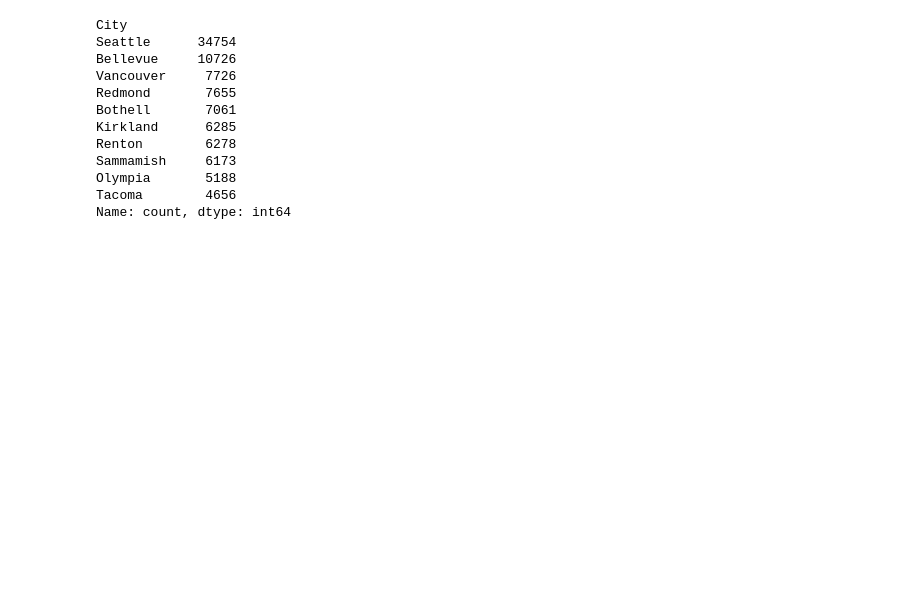
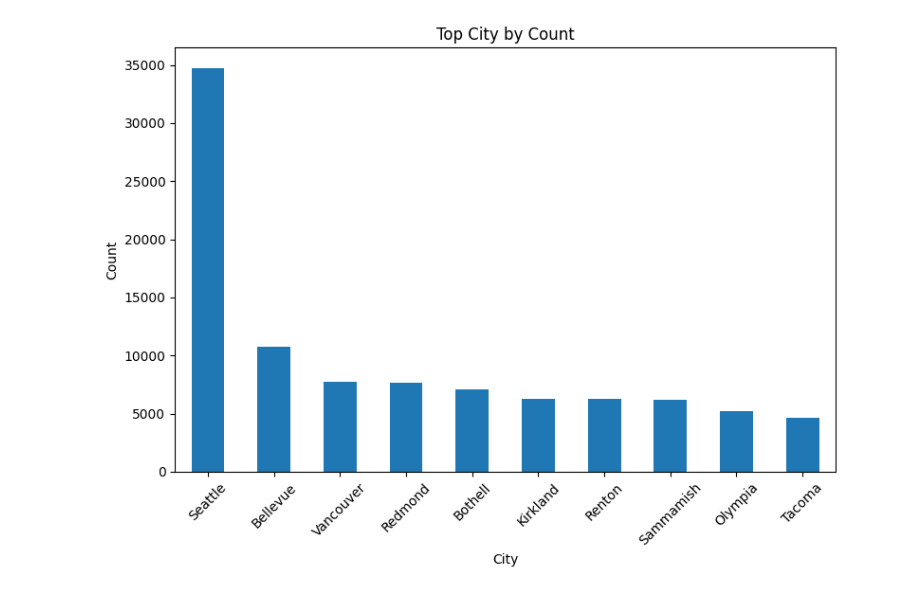
Before and after one commit to trevorhitchcock/IPDS-Data-Analysis-1, a Jupyter notebook: electric_vehicle_analysis.ipynb, the cells around one changed output. Cells and saved outputs as stored; diff of their text form; code cells hidden in the pictures; blank space fills up the shorter version.

```diff
--- a/electric_vehicle_analysis.ipynb
+++ b/electric_vehicle_analysis.ipynb
@@ -25,20 +30,19 @@ Name: count, dtype: int64
 # %%
 # 2. Which city has the most electric vehicles?
 
 n = 10
 city_count = df['City'].value_counts().head(n)
 city_count # probably correlates with population
+
+# Create the bar chart
+plt.figure(figsize=(8, 6))
+city_count.plot(kind='bar')
+plt.title('Top City by Count')
+plt.xlabel('City')
+plt.ylabel('Count')
+plt.xticks(rotation=45)
+plt.tight_layout()
+plt.show()
 # %% [output]
-City
-Seattle      34754
-Bellevue     10726
-Vancouver     7726
-Redmond       7655
-Bothell       7061
-Kirkland      6285
-Renton        6278
-Sammamish     6173
-Olympia       5188
-Tacoma        4656
-Name: count, dtype: int64
+[figure, added]
 # %%
```
Also changed, not shown: parts of 9 cells of this notebook.
